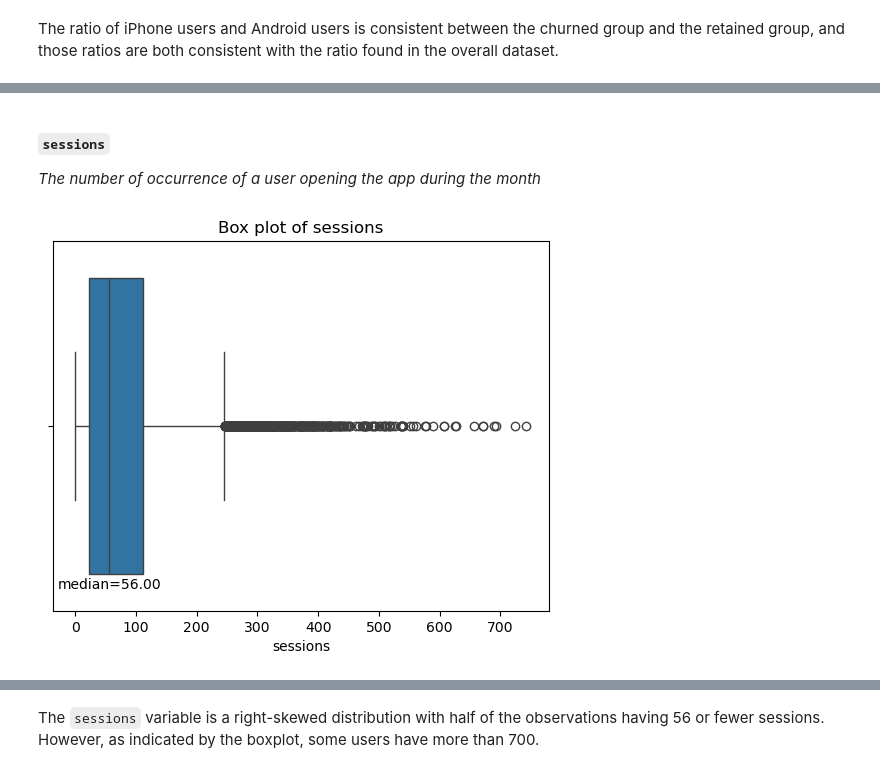
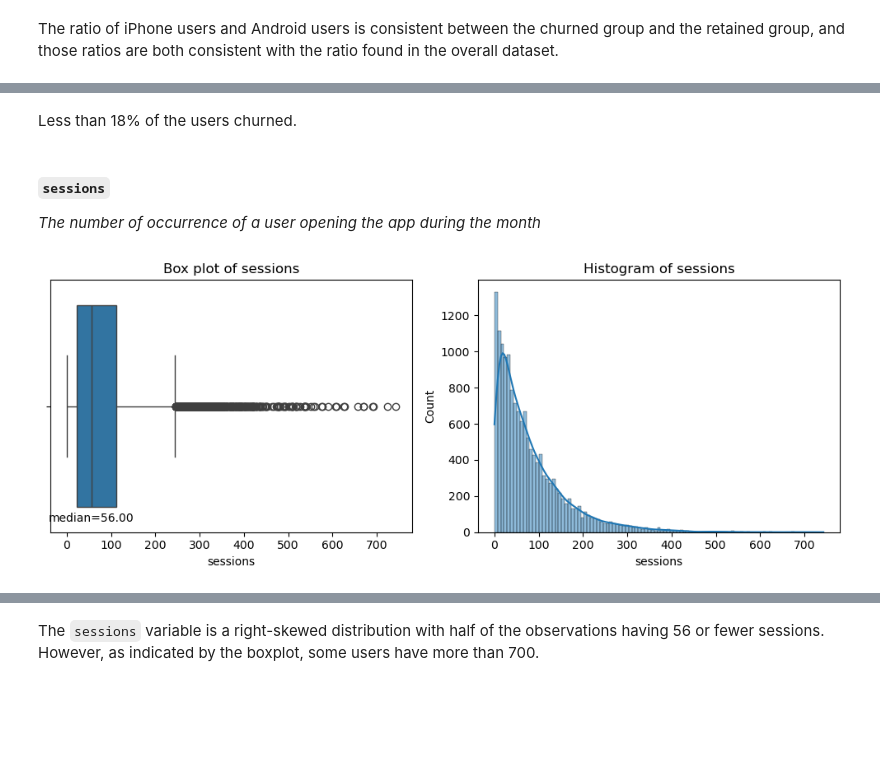
Before and after one commit to fvalerii/Waze, a Jupyter notebook: waze-churn-project.ipynb, the cells around one changed output, grey strips where cells are left out. Saved outputs shown, nothing was run; the diff lists cells and outputs as text; code cells hidden in the pictures; blank space fills up the shorter version.

```diff
--- a/waze-churn-project.ipynb
+++ b/waze-churn-project.ipynb
@@ -217,3 +233,0 @@ df1.groupby('label').median(numeric_only=True)[['km_per_driving_day']]
-# %%
-df1['percent_sessions_in_last_month'] = df1['sessions'] / df1['total_sessions']
-df1['percent_sessions_in_last_month'].describe()
@@ -363,14 +382,24 @@ The ratio of iPhone users and Android users is consistent between the churned gr
+# %% [markdown]
+Less than 18% of the users churned.
 # %% [markdown]
 #### **`sessions`**
 
 _The number of occurrence of a user opening the app during the month_
 # %%
 # Box plot
+fig, axs = plt.subplots(1,2, figsize=(10,4))
 median = round(np.median(df1['sessions']),2)
-ax = sns.boxplot(data = df1,
-           x = 'sessions')
-plt.title('Box plot of sessions')
-ax.text(median, 0.45 , f'median={median:.2f}', ha='center', va='bottom')
+sns.boxplot(data = df1,
+           x = 'sessions', ax = axs[0])
+axs[0].set_title('Box plot of sessions')
+axs[0].text(median, 0.46 , f'median={median:.2f}', ha='center')
+
+# Histogram
+axs[1] = sns.histplot(data = df1,
+             x = 'sessions', kde=True, ax = axs[1])
+axs[1].set_title('Histogram of sessions')
+
+plt.tight_layout()
 plt.show()
 # %% [output]
-[figure, old version]
+[figure, new version]
```
Also changed, not shown: parts of 71 cells of this notebook.
